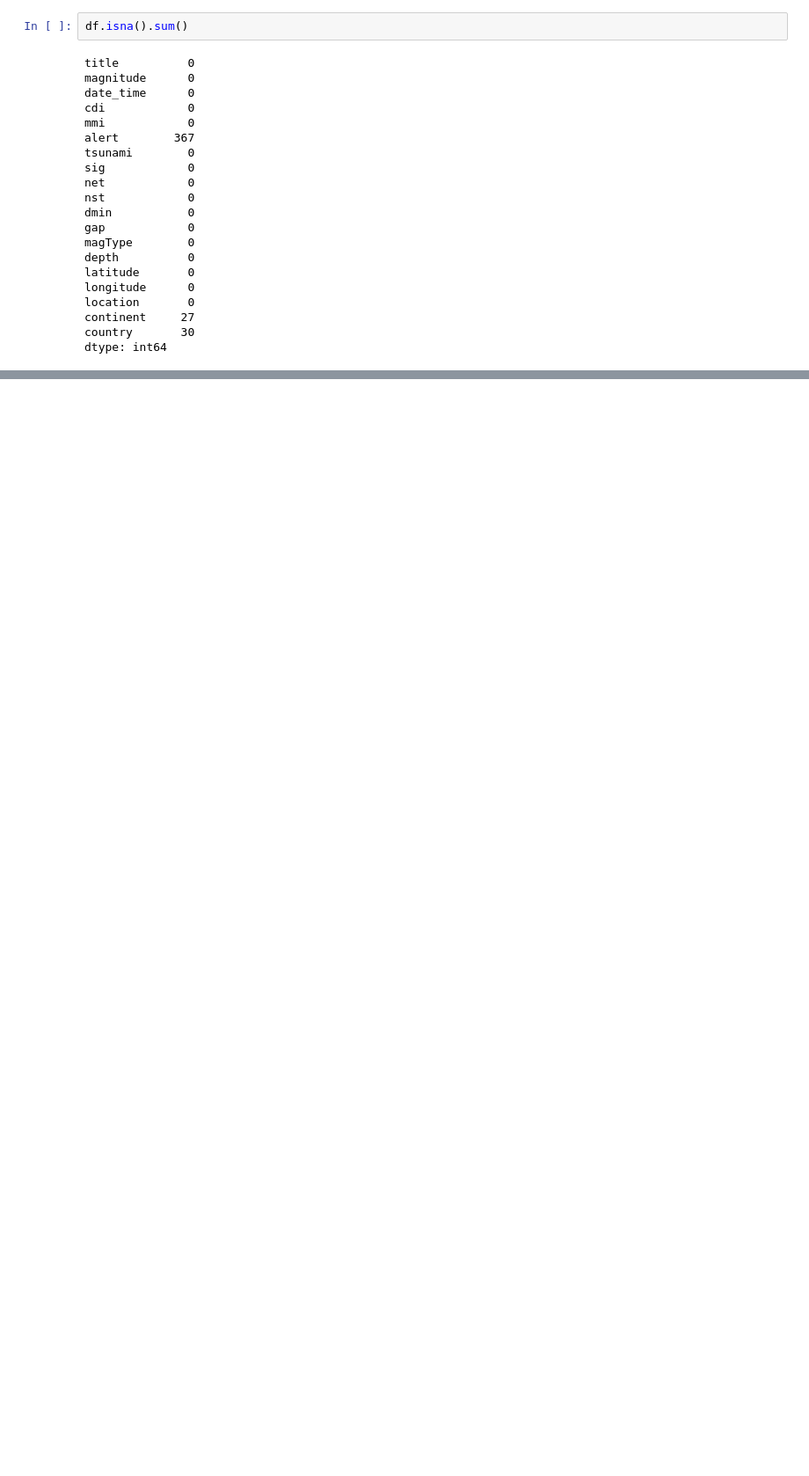
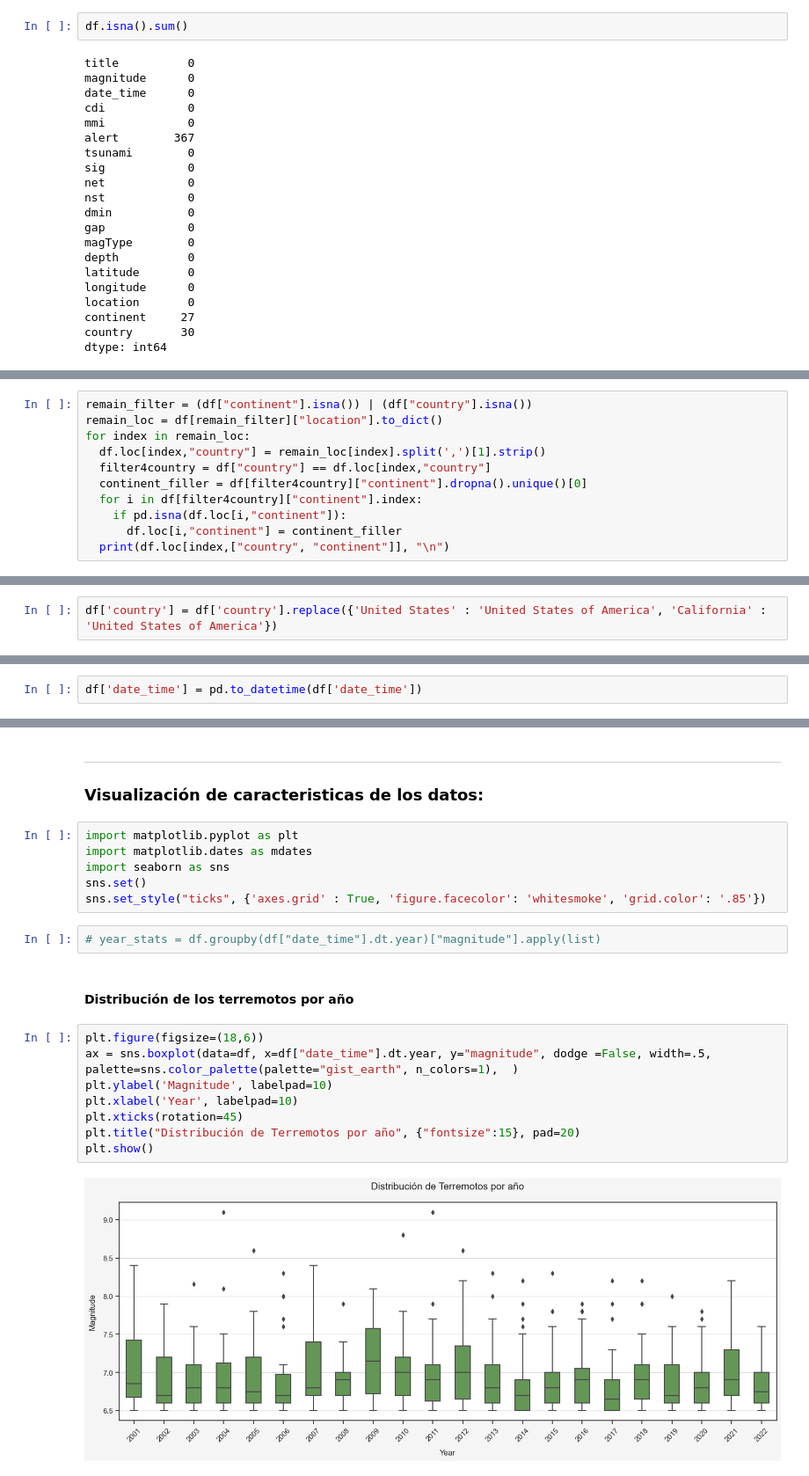
Before and after one commit to Erwin-d3v/Proyecto-2, a Jupyter notebook: Earthquakes.ipynb, the cells around one changed output, grey strips where cells are left out. Shown at 88% size. Cells and saved outputs as stored; diff of their text form; blank space fills up the shorter version.

```diff
--- a/Earthquakes.ipynb
+++ b/Earthquakes.ipynb
@@ -293,0 +294,11 @@ df[df.isna().any(axis=1)]
+# %%
+remain_filter = (df["continent"].isna()) | (df["country"].isna())
+remain_loc = df[remain_filter]["location"].to_dict()
+for index in remain_loc:
+  df.loc[index,"country"] = remain_loc[index].split(',')[1].strip()
+  filter4country = df["country"] == df.loc[index,"country"]
+  continent_filler = df[filter4country]["continent"].dropna().unique()[0]
+  for i in df[filter4country]["continent"].index:
+    if pd.isna(df.loc[i,"continent"]):
+      df.loc[i,"continent"] = continent_filler
+  print(df.loc[index,["country", "continent"]], "\n")
@@ -309,0 +372,2 @@ NameError: name 'df' is not defined
+# %%
+df['country'] = df['country'].replace({'United States' : 'United States of America', 'California' : 'United States of America'})
@@ -309,0 +396,2 @@ NameError: name 'df' is not defined
+# %%
+df['date_time'] = pd.to_datetime(df['date_time'])
@@ -309,0 +402,24 @@ NameError: name 'df' is not defined
+# %% [markdown]
+<hr>
+
+### Visualización de caracteristicas de los datos:
+# %%
+import matplotlib.pyplot as plt
+import matplotlib.dates as mdates
+import seaborn as sns
+sns.set()
+sns.set_style("ticks", {'axes.grid' : True, 'figure.facecolor': 'whitesmoke', 'grid.color': '.85'})
+# %%
+# year_stats = df.groupby(df["date_time"].dt.year)["magnitude"].apply(list)
+# %% [markdown]
+#### **Distribución de los terremotos por año**
+# %%
+plt.figure(figsize=(18,6))
+ax = sns.boxplot(data=df, x=df["date_time"].dt.year, y="magnitude", dodge =False, width=.5, palette=sns.color_palette(palette="gist_earth", n_colors=1),  )
+plt.ylabel('Magnitude', labelpad=10)
+plt.xlabel('Year', labelpad=10)
+plt.xticks(rotation=45)
+plt.title("Distribución de Terremotos por año", {"fontsize":15}, pad=20)
+plt.show()
+# %% [output]
+[figure, added]
```
Also changed, not shown: parts of 42 cells of this notebook, 1 other file.
